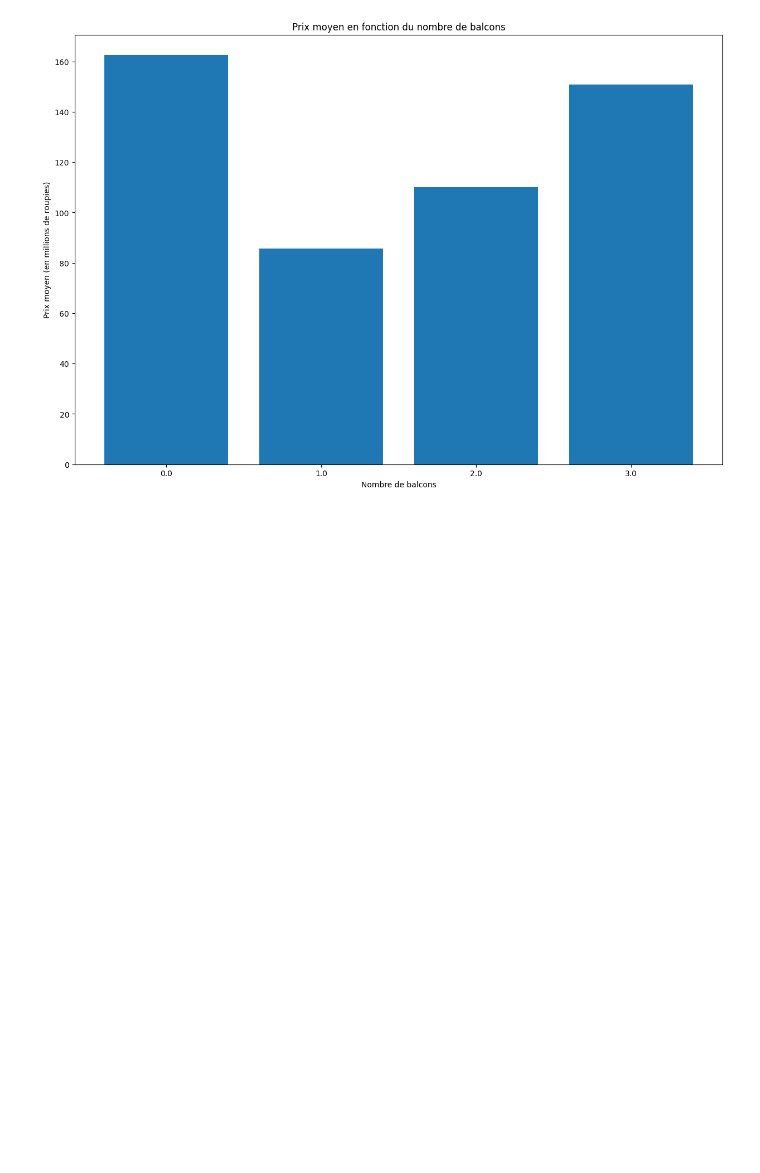
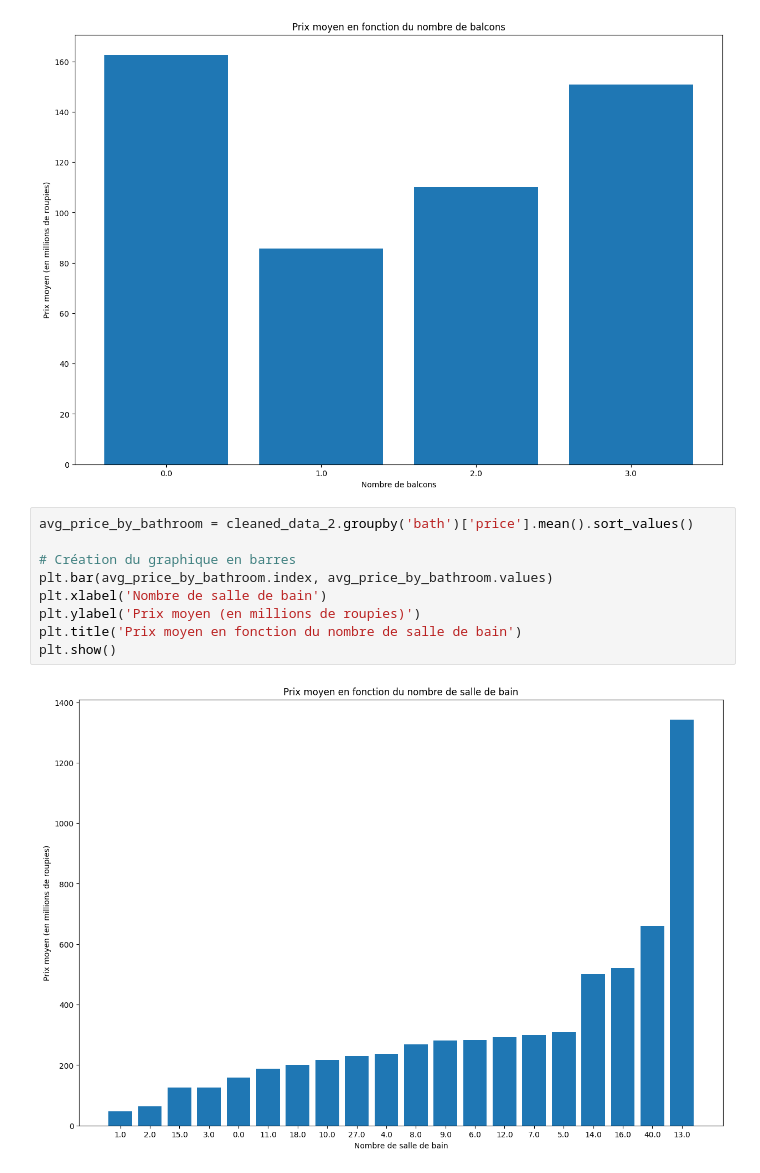
Before and after one commit to MathiasGenibrel/data-learning, a Jupyter notebook: stats/stats.ipynb, the cells around one changed output. Saved outputs shown, nothing was run; the diff lists cells and outputs as text; blank space fills up the shorter version.

Commit message:
✨ Partie B3, Graph => Price Mean / Bath

```diff
--- a/stats/stats.ipynb
+++ b/stats/stats.ipynb
@@ -74,3 +74,14 @@ plt.title('Prix moyen en fonction du nombre de balcons')
 plt.show()
 # %% [output]
 [figure]
+# %%
+avg_price_by_bathroom = cleaned_data_2.groupby('bath')['price'].mean().sort_values()
+
+# Création du graphique en barres
+plt.bar(avg_price_by_bathroom.index, avg_price_by_bathroom.values)
+plt.xlabel('Nombre de salle de bain')
+plt.ylabel('Prix moyen (en millions de roupies)')
+plt.title('Prix moyen en fonction du nombre de salle de bain')
+plt.show()
+# %% [output]
+[figure, added]
```
Also changed, not shown: 1 other file.
